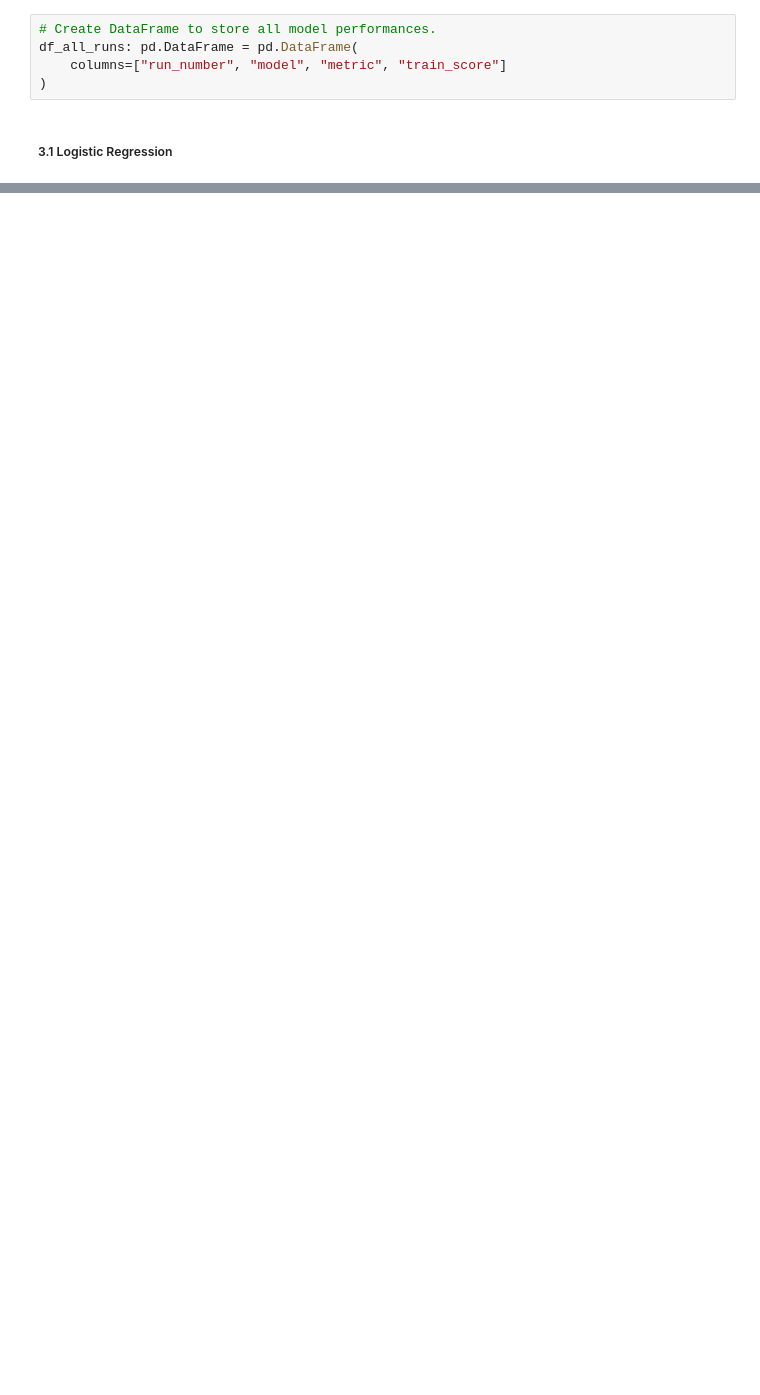
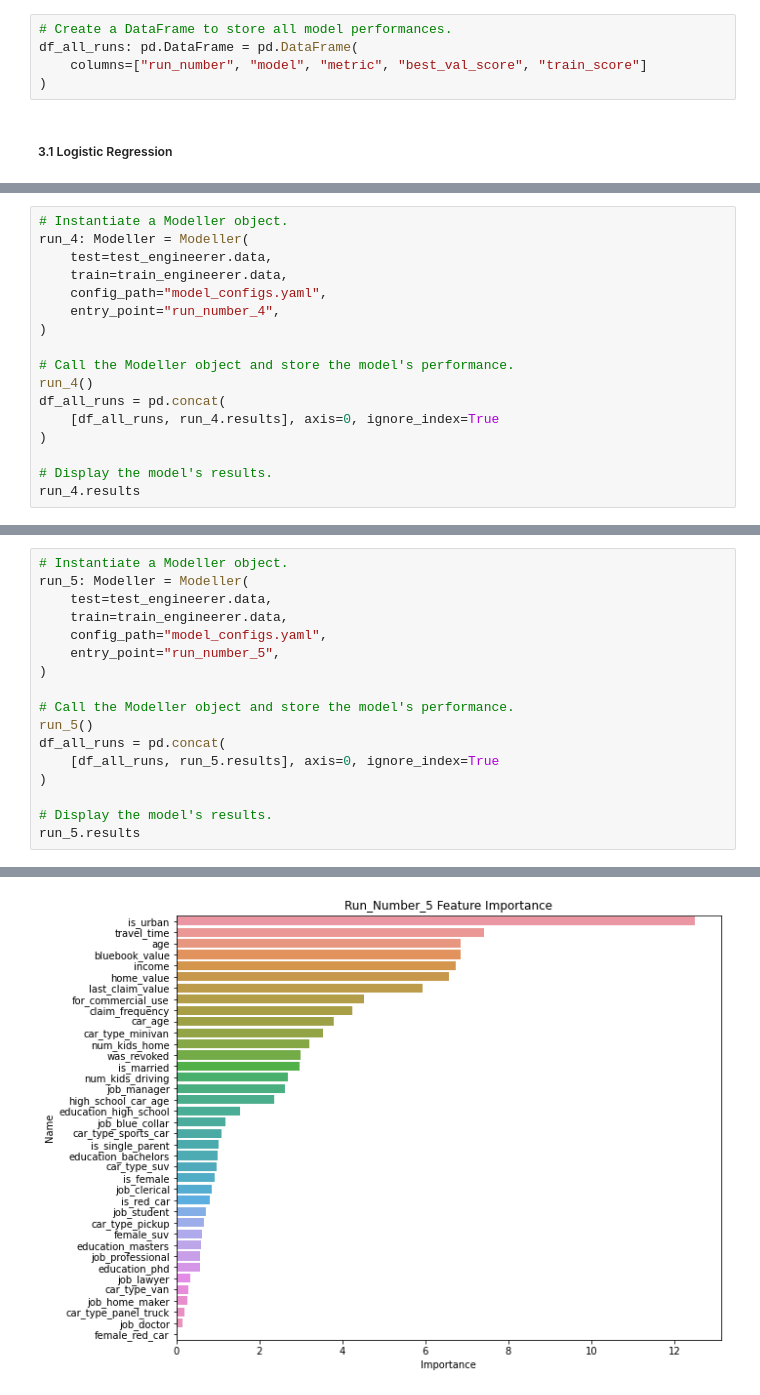
Before and after one commit to rossguthery/descartes-technical-test, a Jupyter notebook: main.ipynb, the cells around one changed output, grey strips where cells are left out. Drawn from its saved outputs; the diff is of its cells as text; blank space fills up the shorter version.

```diff
--- a/main.ipynb
+++ b/main.ipynb
@@ -113,7 +122,7 @@ train_engineerer.data.head(5)
 # %%
-# Create DataFrame to store all model performances.
+# Create a DataFrame to store all model performances.
 df_all_runs: pd.DataFrame = pd.DataFrame(
-    columns=["run_number", "model", "metric", "train_score"]
+    columns=["run_number", "model", "metric", "best_val_score", "train_score"]
 )
 # %% [markdown]
 ##### 3.1 Logistic Regression
@@ -157,0 +203,17 @@ run_2.results
+# %%
+# Instantiate a Modeller object.
+run_4: Modeller = Modeller(
+    test=test_engineerer.data,
+    train=train_engineerer.data,
+    config_path="model_configs.yaml",
+    entry_point="run_number_4",
+)
+
+# Call the Modeller object and store the model's performance.
+run_4()
+df_all_runs = pd.concat(
+    [df_all_runs, run_4.results], axis=0, ignore_index=True
+)
+
+# Display the model's results.
+run_4.results
@@ -157,0 +227,18 @@ run_2.results
+# %%
+# Instantiate a Modeller object.
+run_5: Modeller = Modeller(
+    test=test_engineerer.data,
+    train=train_engineerer.data,
+    config_path="model_configs.yaml",
+    entry_point="run_number_5",
+)
+
+# Call the Modeller object and store the model's performance.
+run_5()
+df_all_runs = pd.concat(
+    [df_all_runs, run_5.results], axis=0, ignore_index=True
+)
+
+# Display the model's results.
+run_5.results
+# %% [output]
@@ -157,0 +247 @@ run_2.results
+[figure, added]
```
Also changed, not shown: parts of 30 cells of this notebook, 9 other files.
